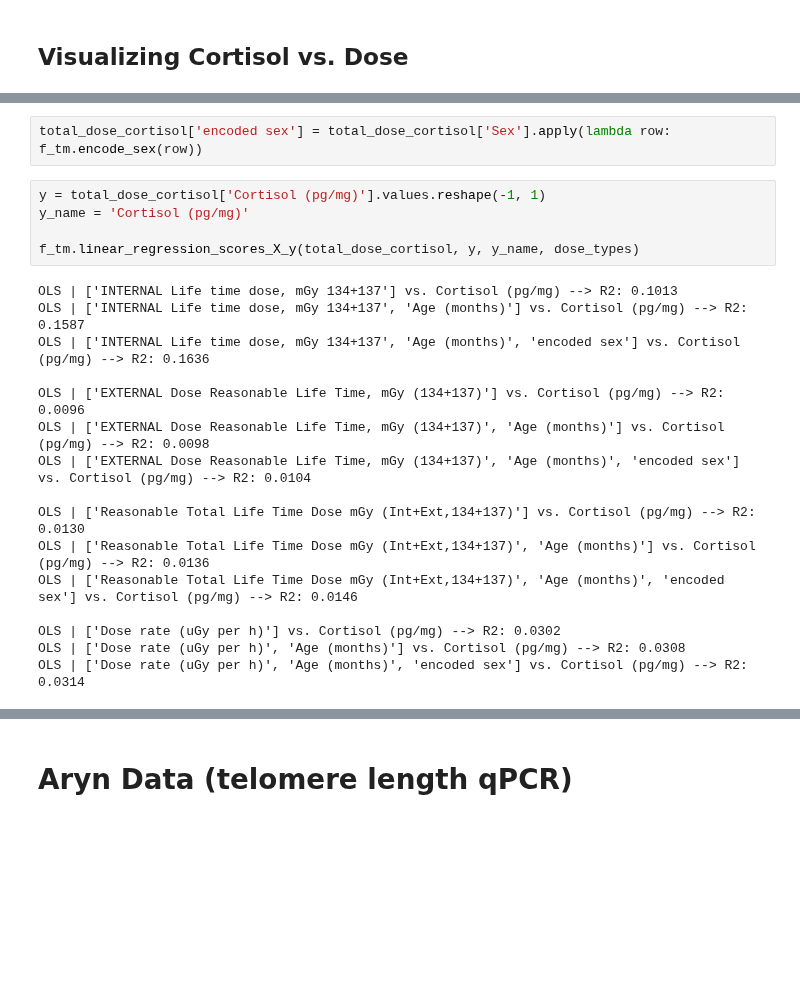
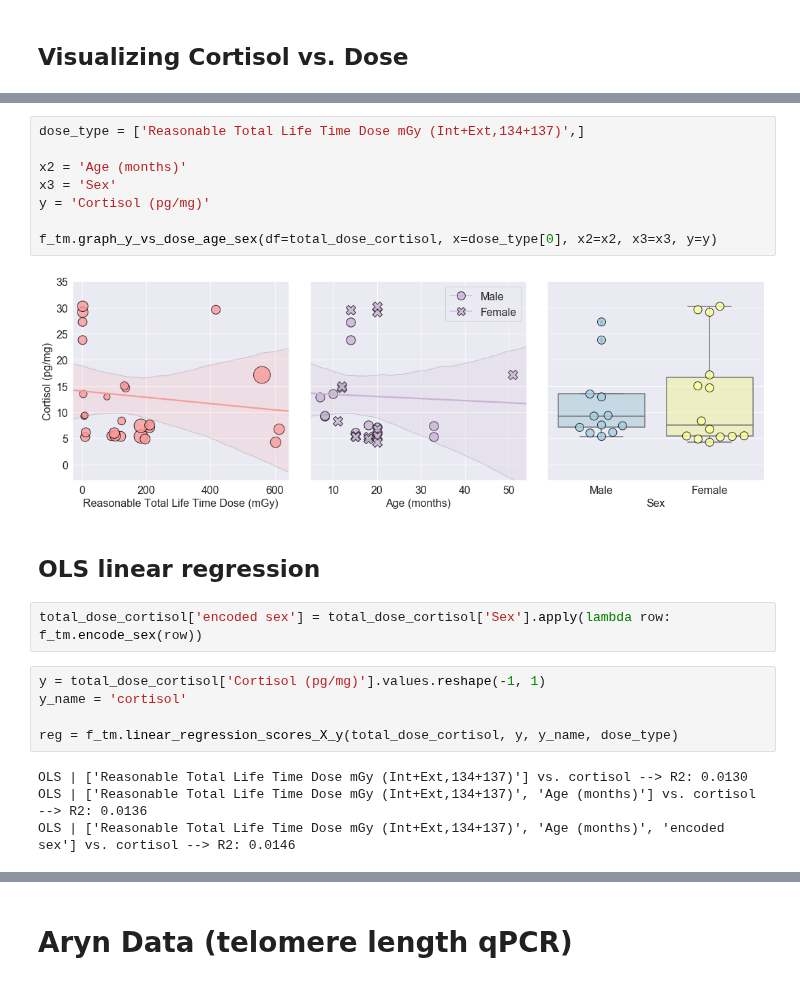
Before and after one commit to Jared-Luxton/Fukushima-Nuclear-Disaster-Humans, a Jupyter notebook: workflow & analyses notebooks/02_Fukushima_Project_Visualization_and_Statistics.ipynb, the cells around one changed output, grey strips where cells are left out. Cells and saved outputs as stored; diff of their text form; blank space fills up the shorter version.

```diff
--- a/workflow & analyses notebooks/02_Fukushima_Project_Visualization_and_Statistics.ipynb
+++ b/workflow & analyses notebooks/02_Fukushima_Project_Visualization_and_Statistics.ipynb
@@ -257,23 +243,23 @@ for col in dose_types:
+# %%
+dose_type = ['Reasonable Total Life Time Dose mGy (Int+Ext,134+137)',]
+
+x2 = 'Age (months)'
+x3 = 'Sex'
+y = 'Cortisol (pg/mg)'
+
+f_tm.graph_y_vs_dose_age_sex(df=total_dose_cortisol, x=dose_type[0], x2=x2, x3=x3, y=y)
+# %% [output]
+[figure, added]
+# %% [markdown]
+## OLS linear regression
 # %%
 total_dose_cortisol['encoded sex'] = total_dose_cortisol['Sex'].apply(lambda row: f_tm.encode_sex(row))
 # %%
 y = total_dose_cortisol['Cortisol (pg/mg)'].values.reshape(-1, 1)
-y_name = 'Cortisol (pg/mg)'
+y_name = 'cortisol'
 
-f_tm.linear_regression_scores_X_y(total_dose_cortisol, y, y_name, dose_types)
+reg = f_tm.linear_regression_scores_X_y(total_dose_cortisol, y, y_name, dose_type)
 # %% [output]
-OLS | ['INTERNAL Life time dose, mGy 134+137'] vs. Cortisol (pg/mg) --> R2: 0.1013
-OLS | ['INTERNAL Life time dose, mGy 134+137', 'Age (months)'] vs. Cortisol (pg/mg) --> R2: 0.1587
-OLS | ['INTERNAL Life time dose, mGy 134+137', 'Age (months)', 'encoded sex'] vs. Cortisol (pg/mg) --> R2: 0.1636
-
-OLS | ['EXTERNAL Dose Reasonable Life Time, mGy (134+137)'] vs. Cortisol (pg/mg) --> R2: 0.0096
-OLS | ['EXTERNAL Dose Reasonable Life Time, mGy (134+137)', 'Age (months)'] vs. Cortisol (pg/mg) --> R2: 0.0098
-OLS | ['EXTERNAL Dose Reasonable Life Time, mGy (134+137)', 'Age (months)', 'encoded sex'] vs. Cortisol (pg/mg) --> R2: 0.0104
-
-OLS | ['Reasonable Total Life Time Dose mGy (Int+Ext,134+137)'] vs. Cortisol (pg/mg) --> R2: 0.0130
-OLS | ['Reasonable Total Life Time Dose mGy (Int+Ext,134+137)', 'Age (months)'] vs. Cortisol (pg/mg) --> R2: 0.0136
-OLS | ['Reasonable Total Life Time Dose mGy (Int+Ext,134+137)', 'Age (months)', 'encoded sex'] vs. Cortisol (pg/mg) --> R2: 0.0146
-
-OLS | ['Dose rate (uGy per h)'] vs. Cortisol (pg/mg) --> R2: 0.0302
-OLS | ['Dose rate (uGy per h)', 'Age (months)'] vs. Cortisol (pg/mg) --> R2: 0.0308
-OLS | ['Dose rate (uGy per h)', 'Age (months)', 'encoded sex'] vs. Cortisol (pg/mg) --> R2: 0.0314
+OLS | ['Reasonable Total Life Time Dose mGy (Int+Ext,134+137)'] vs. cortisol --> R2: 0.0130
+OLS | ['Reasonable Total Life Time Dose mGy (Int+Ext,134+137)', 'Age (months)'] vs. cortisol --> R2: 0.0136
+OLS | ['Reasonable Total Life Time Dose mGy (Int+Ext,134+137)', 'Age (months)', 'encoded sex'] vs. cortisol --> R2: 0.0146
```
Also changed, not shown: parts of 73 cells of this notebook, 2 other files.
